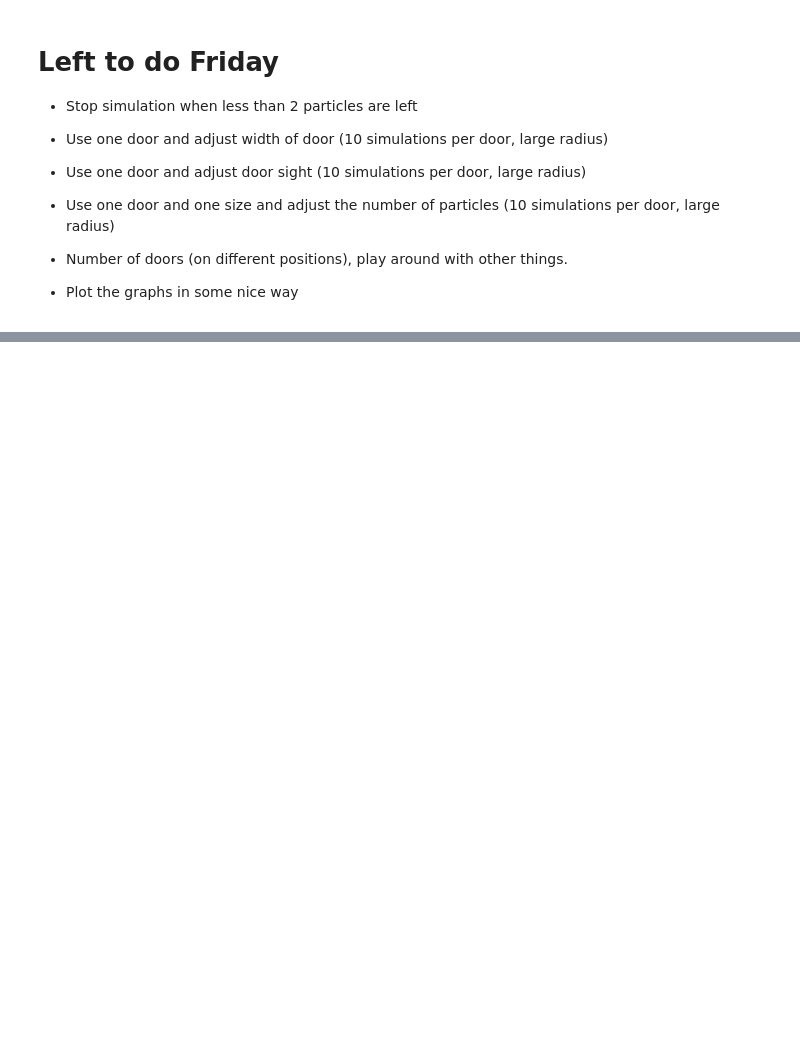
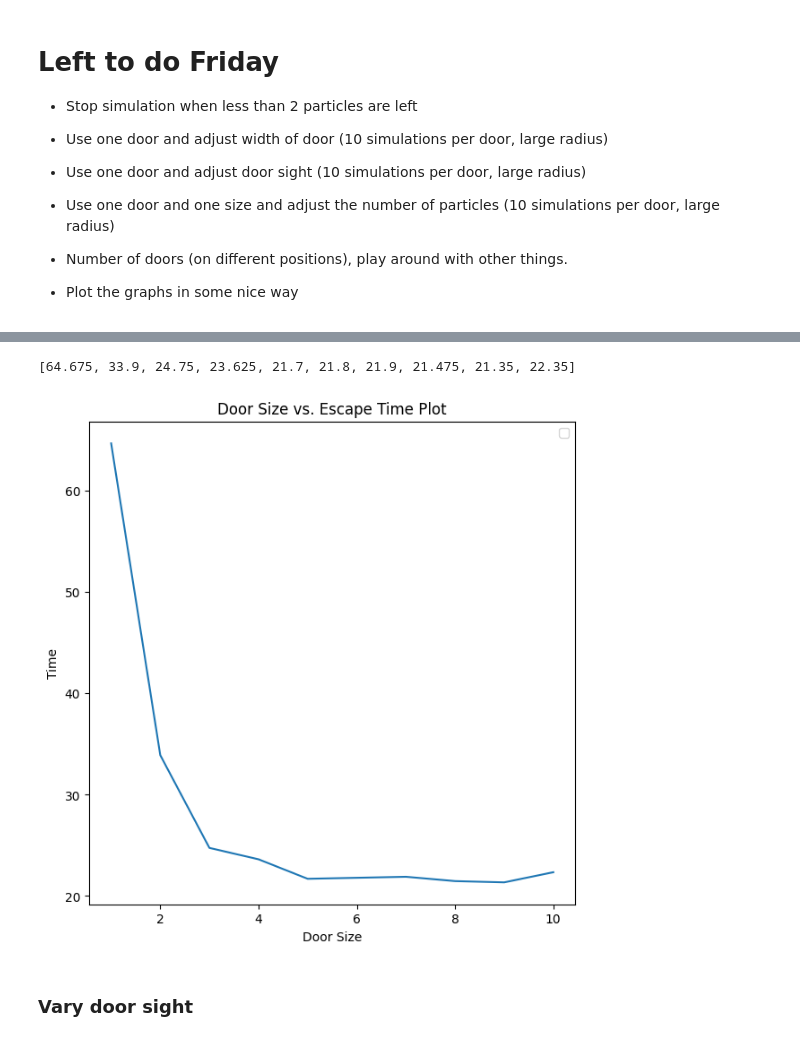
Before and after one commit to Wessias/SOCS-Project, a Jupyter notebook: long-simulations-notebook.ipynb, the cells around one changed output, grey strips where cells are left out. Cells and saved outputs as stored; diff of their text form; code cells hidden in the pictures; blank space fills up the shorter version.

```diff
--- a/long-simulations-notebook.ipynb
+++ b/long-simulations-notebook.ipynb
@@ -44,11 +46,11 @@ def vary_door_size(size_list, sim_per_size):
 
     return time_list
 # %%
-min_size = 4
+min_size = 1
 max_size = 10
-n_sizes = 5
+n_sizes = 10
 size_list = np.linspace(min_size, max_size, n_sizes)
 
-sim_per_size = 2
+sim_per_size = 4
 
 time_list = vary_door_size(size_list, sim_per_size)
@@ -58,3 +75,17 @@ plt.plot(size_list, time_list)
+# %%
+print(time_list)
+plt.figure(figsize=(7, 7))
+plt.plot(size_list, time_list)
+plt.xlabel("Door Size")
+plt.ylabel("Time")
+plt.title("Door Size vs. Escape Time Plot")
+plt.legend()
+plt.show()
+# %% [output]
+[64.675, 33.9, 24.75, 23.625, 21.7, 21.8, 21.9, 21.475, 21.35, 22.35]
+[figure, added]
+# %% [markdown]
+### Vary door sight
 # %%
 
 def vary_door_sight(size_list, sim_per_size):
```
Also changed, not shown: parts of 15 cells of this notebook.
